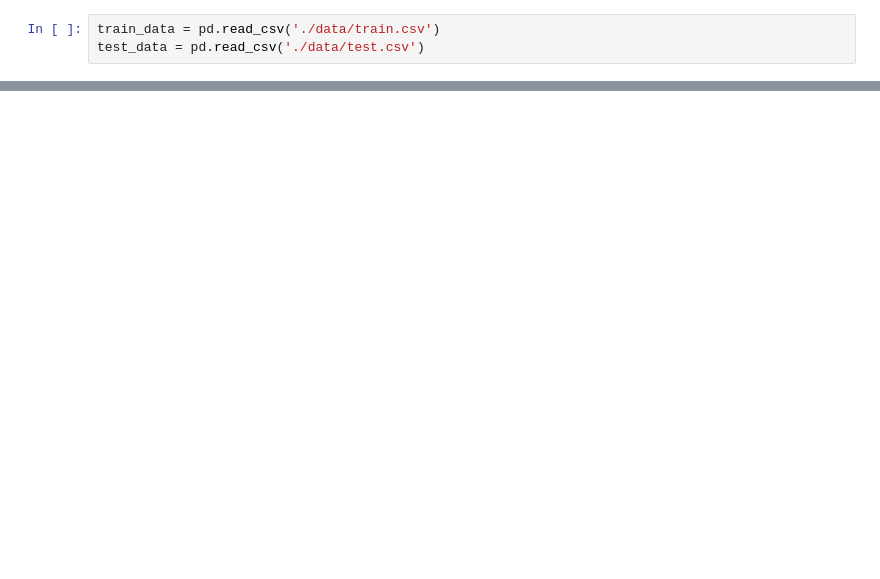
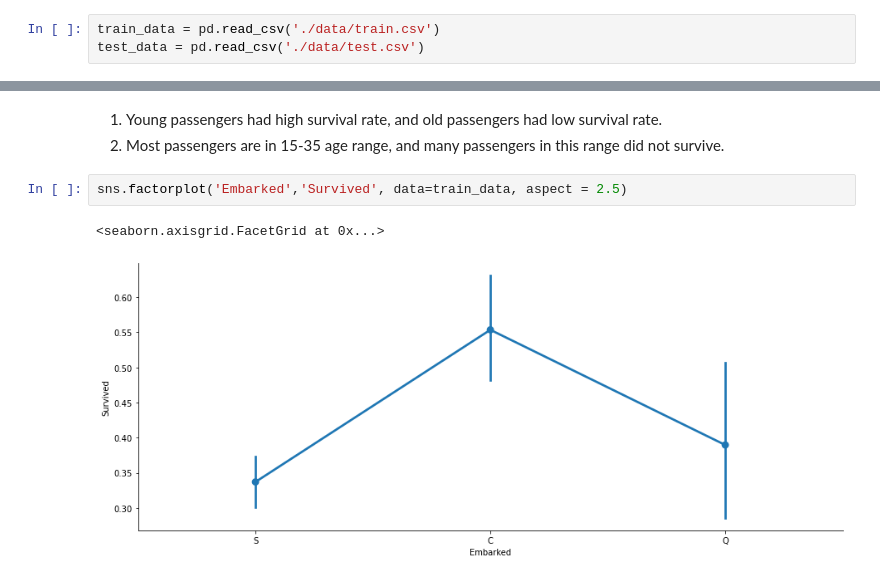
Before and after one commit to looksgreat/NYCU-AI-Spring-2021, a Jupyter notebook: main.ipynb, the cells around one changed output, grey strips where cells are left out. Saved outputs shown, nothing was run; the diff lists cells and outputs as text; blank space fills up the shorter version.

Commit message:
analyse data 3

```diff
--- a/main.ipynb
+++ b/main.ipynb
@@ -24,0 +39,8 @@ print(train_data.columns.values)
+# %% [markdown]
+1. Young passengers had high survival rate, and old passengers had low survival rate.
+2. Most passengers are in 15-35 age range, and many passengers in this range did not survive.
+# %%
+sns.factorplot('Embarked','Survived', data=train_data, aspect = 2.5)
+# %% [output]
+<seaborn.axisgrid.FacetGrid at 0x...>
+[figure, added]
```
Also changed, not shown: parts of 11 cells of this notebook.
